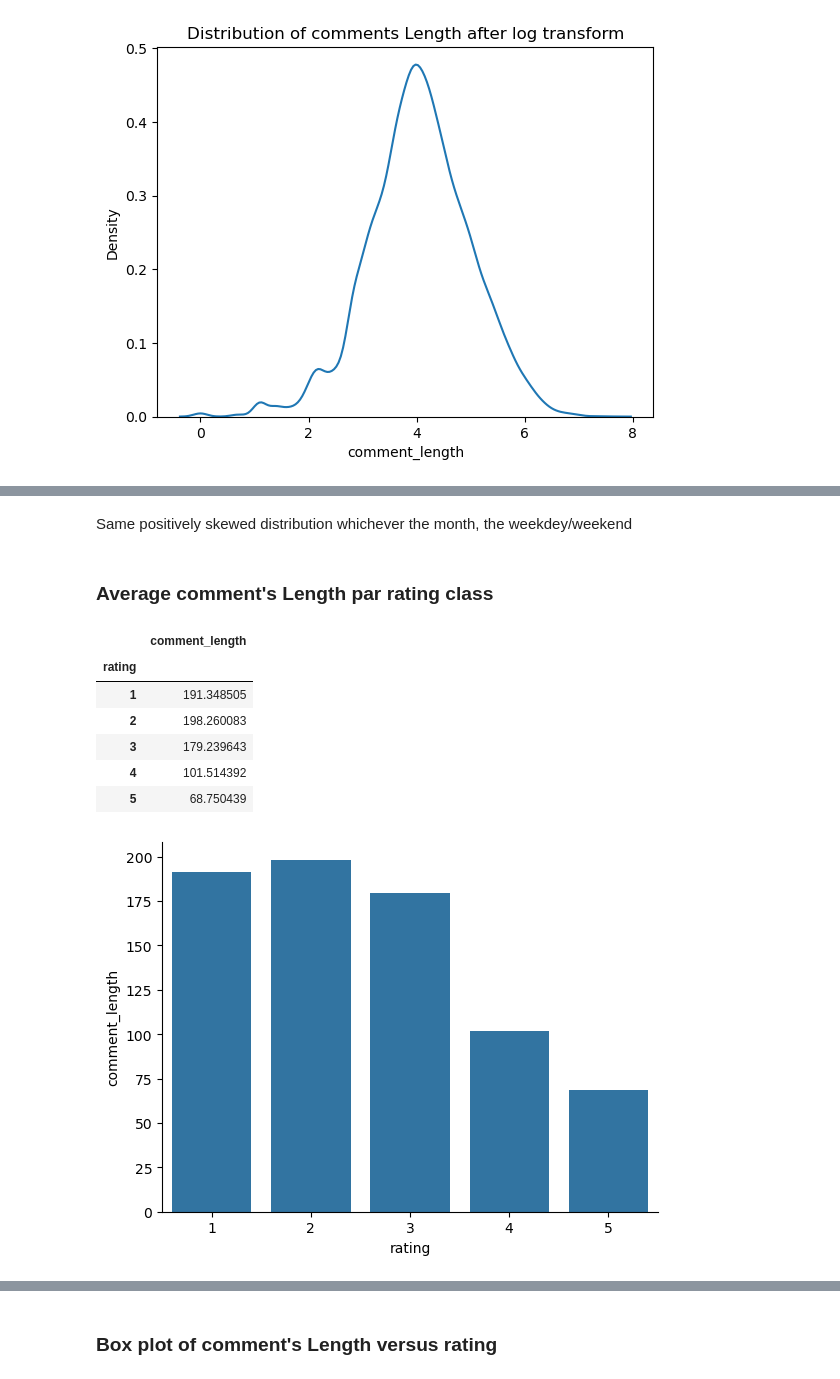
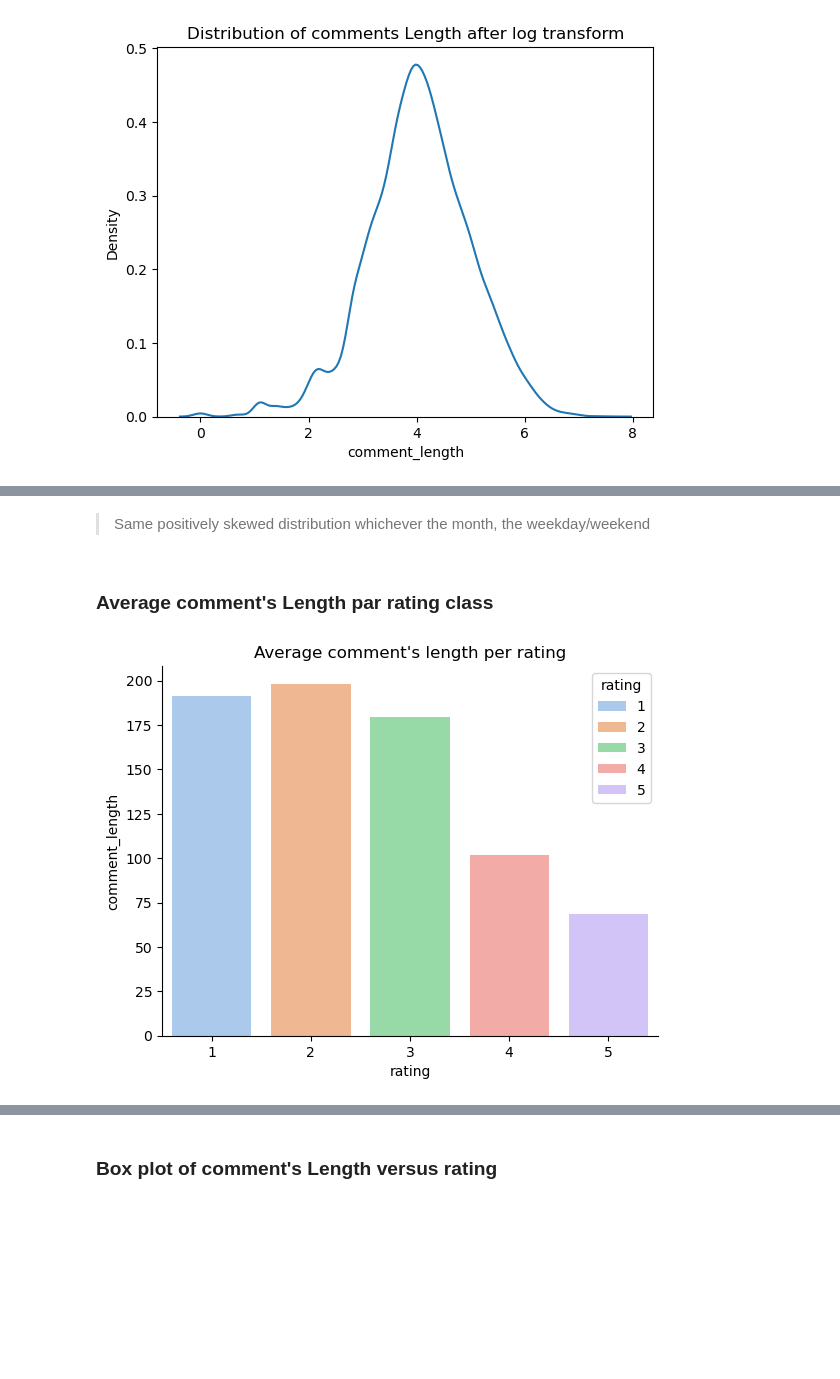
Before and after one commit to PMDOUGLAS23/Customer-Reviews-Analysis, a Jupyter notebook: notebooks/1_eda_dataviz/eda_dviz_redoute_v0.3.ipynb, the cells around one changed output, grey strips where cells are left out. Cells and saved outputs as stored; diff of their text form; code cells hidden in the pictures; blank space fills up the shorter version.

```diff
--- a/notebooks/1_eda_dataviz/eda_dviz_redoute_v0.3.ipynb
+++ b/notebooks/1_eda_dataviz/eda_dviz_redoute_v0.3.ipynb
@@ -301,21 +302,17 @@ plt.show()
 # %% [markdown]
-Same positively skewed distribution whichever the month, the weekdey/weekend
+> Same positively skewed distribution whichever the month, the weekday/weekend
 # %% [markdown]
 ### Average comment's Length par rating class
 # %%
 avg_cmt_length = df[["comment_length", "rating"]].groupby("rating").mean()
-display(avg_cmt_length)
-sns.barplot(data = avg_cmt_length, x = avg_cmt_length.index, y = "comment_length")
+#display(avg_cmt_length)
+sns.barplot(data = avg_cmt_length, x = avg_cmt_length.index, y = "comment_length",
+            hue = "rating",
+            palette = "pastel")
+plt.title("Average comment's length per rating")
 sns.despine()
 plt.show()
 # %% [output]
-|  | comment_length |
-| rating |  |
-| 1 | 191.348505 |
-| 2 | 198.260083 |
-| 3 | 179.239643 |
-| 4 | 101.514392 |
-| 5 | 68.750439 |
-[figure, old version]
+[figure, new version]
 # %% [markdown]
 #### Remark
```
Also changed, not shown: parts of 51 cells of this notebook, 2 other files.
